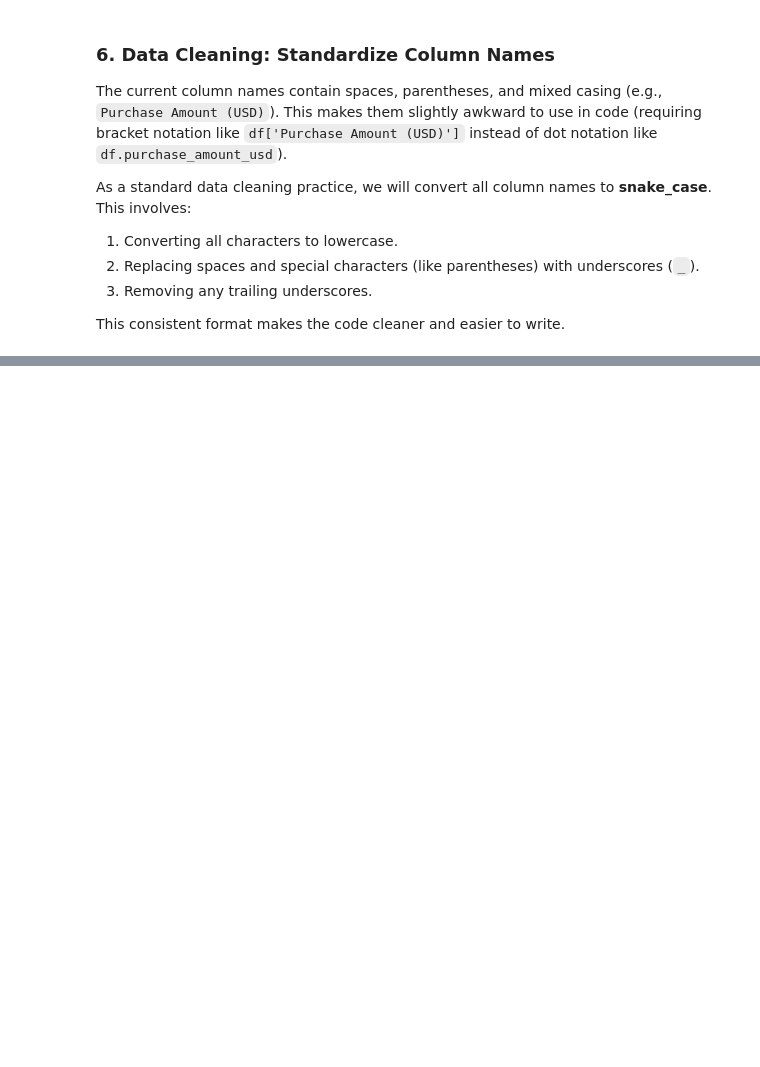
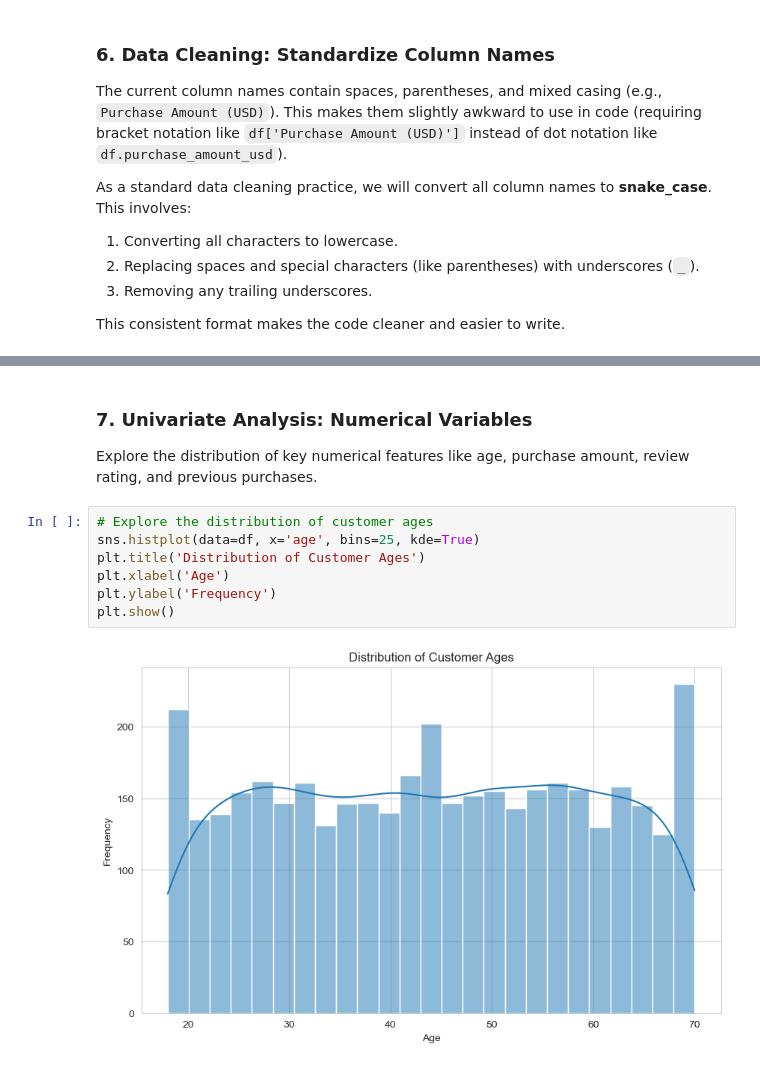
Before and after one commit to profadept/ecommerce-analysis, a Jupyter notebook: notebooks/analysis.ipynb, the cells around one changed output, grey strips where cells are left out. Cells and saved outputs as stored; diff of their text form; blank space fills up the shorter version.

Commit message:
Feat: Complete univariate analysis for numerical variables and add pie chart

```diff
--- a/notebooks/analysis.ipynb
+++ b/notebooks/analysis.ipynb
@@ -249,3 +251,16 @@ Cleaned Columns:
 --- DataFrame with Cleaned Columns ---
 |  | customer_id | age | gender | item_purchased | category | purchase_amount_usd | location | size | ... |
 | 0 | 1 | 55 | Male | Blouse | Clothing | 53 | Kentucky | L | ... |
+# %% [markdown]
+### 7. Univariate Analysis: Numerical Variables
+
+Explore the distribution of key numerical features like age, purchase amount, review rating, and previous purchases.
+# %%
+# Explore the distribution of customer ages
+sns.histplot(data=df, x='age', bins=25, kde=True)
+plt.title('Distribution of Customer Ages')
+plt.xlabel('Age')
+plt.ylabel('Frequency')
+plt.show()
+# %% [output]
+[figure, added]
```
Also changed, not shown: parts of 8 cells of this notebook.
